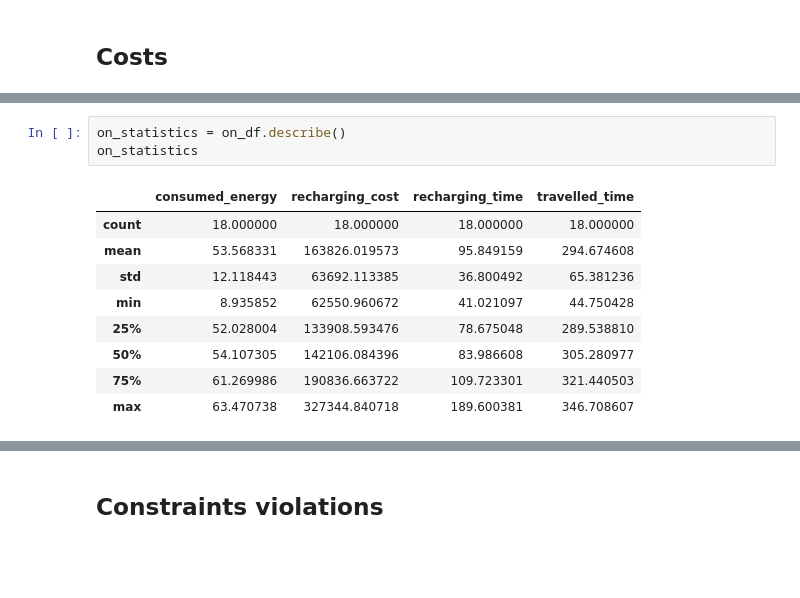
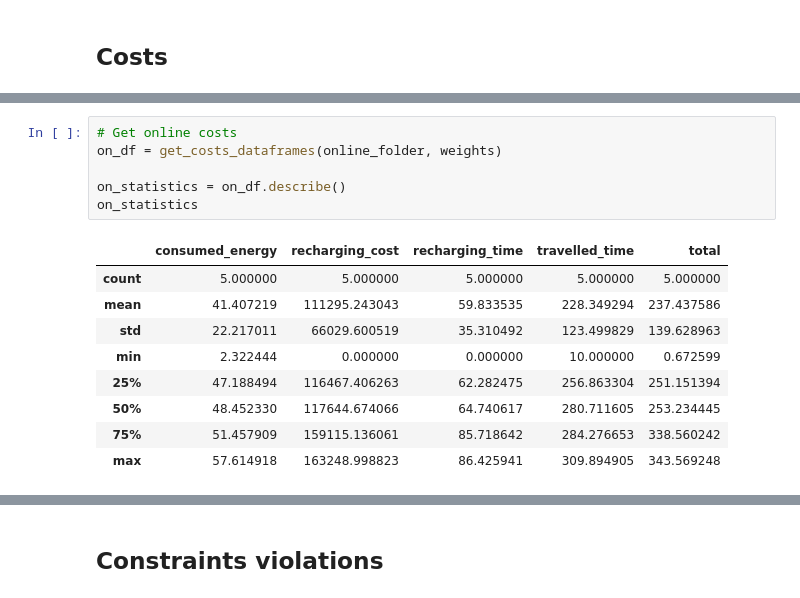
Before and after one commit to jpfutalef/DynamicStochasticElectricVRP, a Jupyter notebook: notebooks/OnlineResults.ipynb, the cells around one changed output, grey strips where cells are left out. Saved outputs shown, nothing was run; the diff lists cells and outputs as text; blank space fills up the shorter version.

```diff
--- a/notebooks/OnlineResults.ipynb
+++ b/notebooks/OnlineResults.ipynb
@@ -189,13 +197,16 @@ off_statistics
-# %%
-on_statistics = on_df.describe()
-on_statistics
-# %% [output]
-|  | consumed_energy | recharging_cost | recharging_time | travelled_time |
-| count | 18.000000 | 18.000000 | 18.000000 | 18.000000 |
-| mean | 53.568331 | 163826.019573 | 95.849159 | 294.674608 |
-| std | 12.118443 | 63692.113385 | 36.800492 | 65.381236 |
-| min | 8.935852 | 62550.960672 | 41.021097 | 44.750428 |
-| 25% | 52.028004 | 133908.593476 | 78.675048 | 289.538810 |
-| 50% | 54.107305 | 142106.084396 | 83.986608 | 305.280977 |
-| 75% | 61.269986 | 190836.663722 | 109.723301 | 321.440503 |
-| max | 63.470738 | 327344.840718 | 189.600381 | 346.708607 |
+# %%
+# Get online costs
+on_df = get_costs_dataframes(online_folder, weights)
+
+on_statistics = on_df.describe()
+on_statistics
+# %% [output]
+|  | consumed_energy | recharging_cost | recharging_time | travelled_time | total |
+| count | 5.000000 | 5.000000 | 5.000000 | 5.000000 | 5.000000 |
+| mean | 41.407219 | 111295.243043 | 59.833535 | 228.349294 | 237.437586 |
+| std | 22.217011 | 66029.600519 | 35.310492 | 123.499829 | 139.628963 |
+| min | 2.322444 | 0.000000 | 0.000000 | 10.000000 | 0.672599 |
+| 25% | 47.188494 | 116467.406263 | 62.282475 | 256.863304 | 251.151394 |
+| 50% | 48.452330 | 117644.674066 | 64.740617 | 280.711605 | 253.234445 |
+| 75% | 51.457909 | 159115.136061 | 85.718642 | 284.276653 | 338.560242 |
+| max | 57.614918 | 163248.998823 | 86.425941 | 309.894905 | 343.569248 |
```
Also changed, not shown: parts of 8 cells of this notebook, 5 other files.
